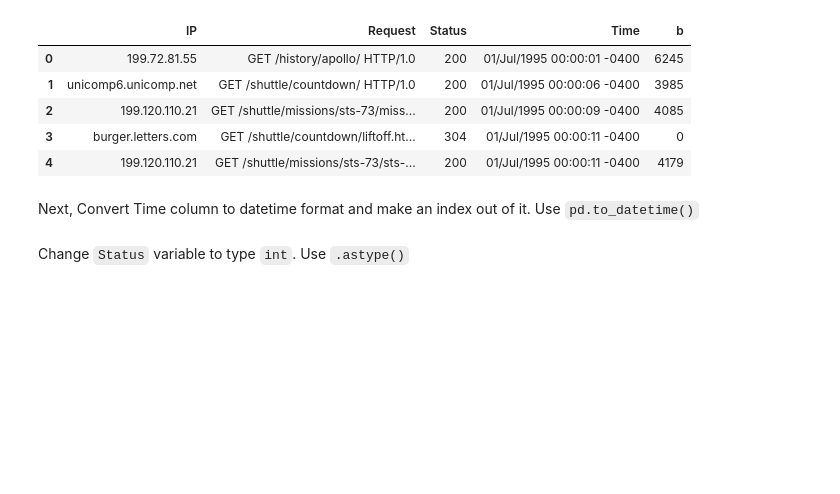
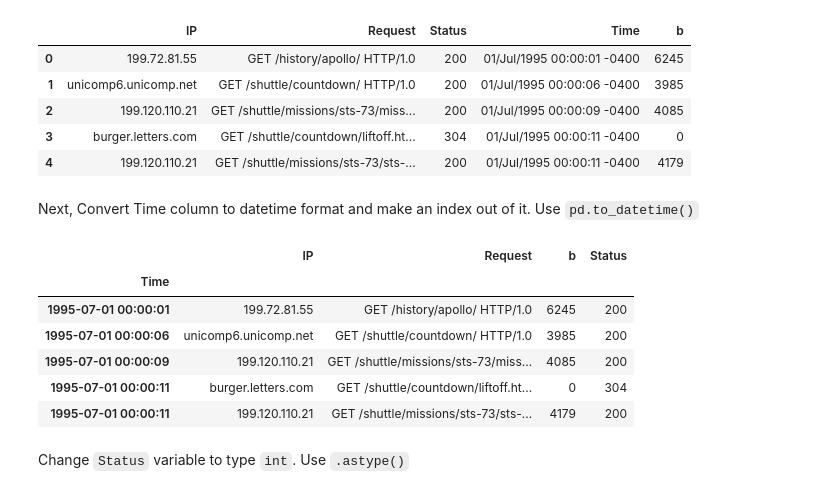
Before and after one commit to tow02/iccs413, a Jupyter notebook: assignments/a1/Assn1 - Web Server Log Analysis.ipynb, the cells around one changed output. Saved outputs shown, nothing was run; the diff lists cells and outputs as text; code cells hidden in the pictures; blank space fills up the shorter version.

```diff
--- a/assignments/a1/Assn1 - Web Server Log Analysis.ipynb
+++ b/assignments/a1/Assn1 - Web Server Log Analysis.ipynb
@@ -122,3 +184,16 @@ Next, Convert Time column to datetime format and make an index out of it. Use `p
+# %%
+df['Time'] = pd.to_datetime(df['Time'])
+df = df.set_index(df['Time'])
+df = df.drop('Time', axis=1)
+df[:5]
+# %% [output]
+|  | IP | Request | b | Status |
+| Time |  |  |  |  |
+| 1995-07-01 00:00:01 | 199.72.81.55 | GET /history/apollo/ HTTP/1.0 | 6245 | 200 |
+| 1995-07-01 00:00:06 | unicomp6.unicomp.net | GET /shuttle/countdown/ HTTP/1.0 | 3985 | 200 |
+| 1995-07-01 00:00:09 | 199.120.110.21 | GET /shuttle/missions/sts-73/miss... | 4085 | 200 |
+| 1995-07-01 00:00:11 | burger.letters.com | GET /shuttle/countdown/liftoff.ht... | 0 | 304 |
+| 1995-07-01 00:00:11 | 199.120.110.21 | GET /shuttle/missions/sts-73/sts-... | 4179 | 200 |
 # %% [markdown]
 Change `Status` variable to type `int`. Use `.astype()`
 # %%
```
Also changed, not shown: parts of 15 cells of this notebook.
